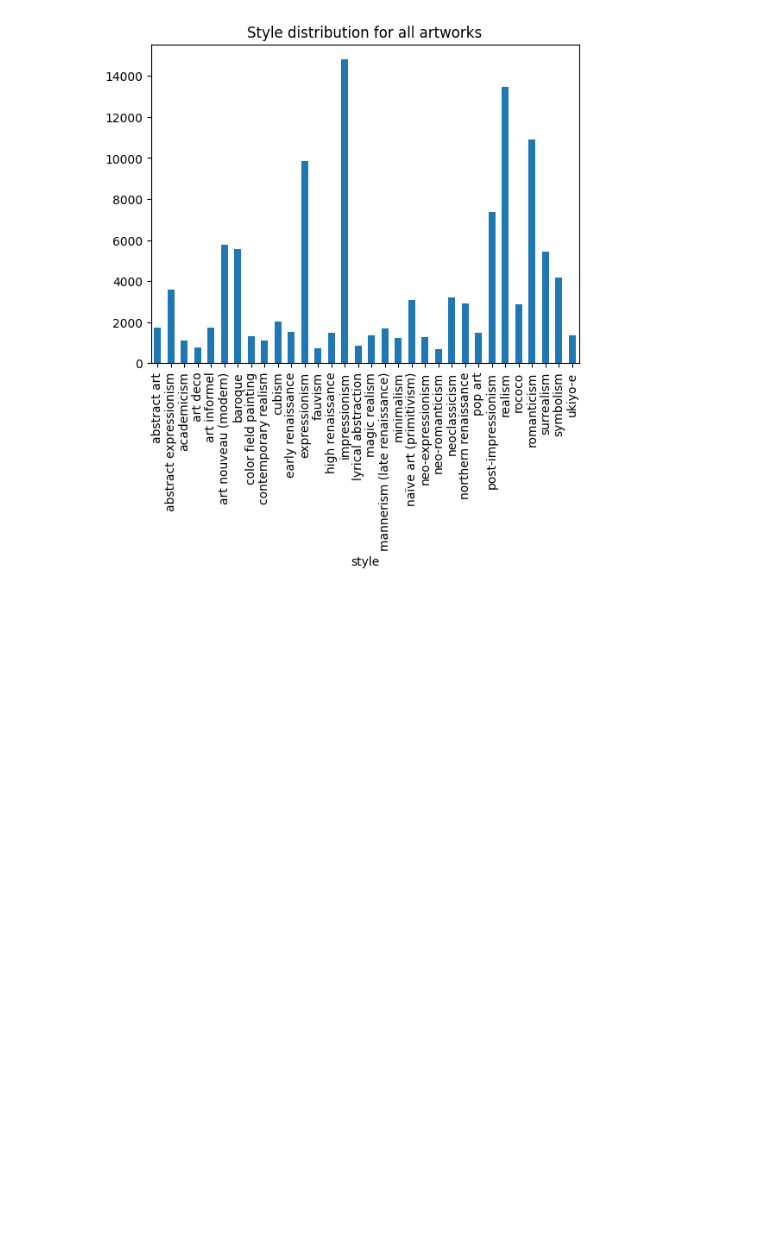
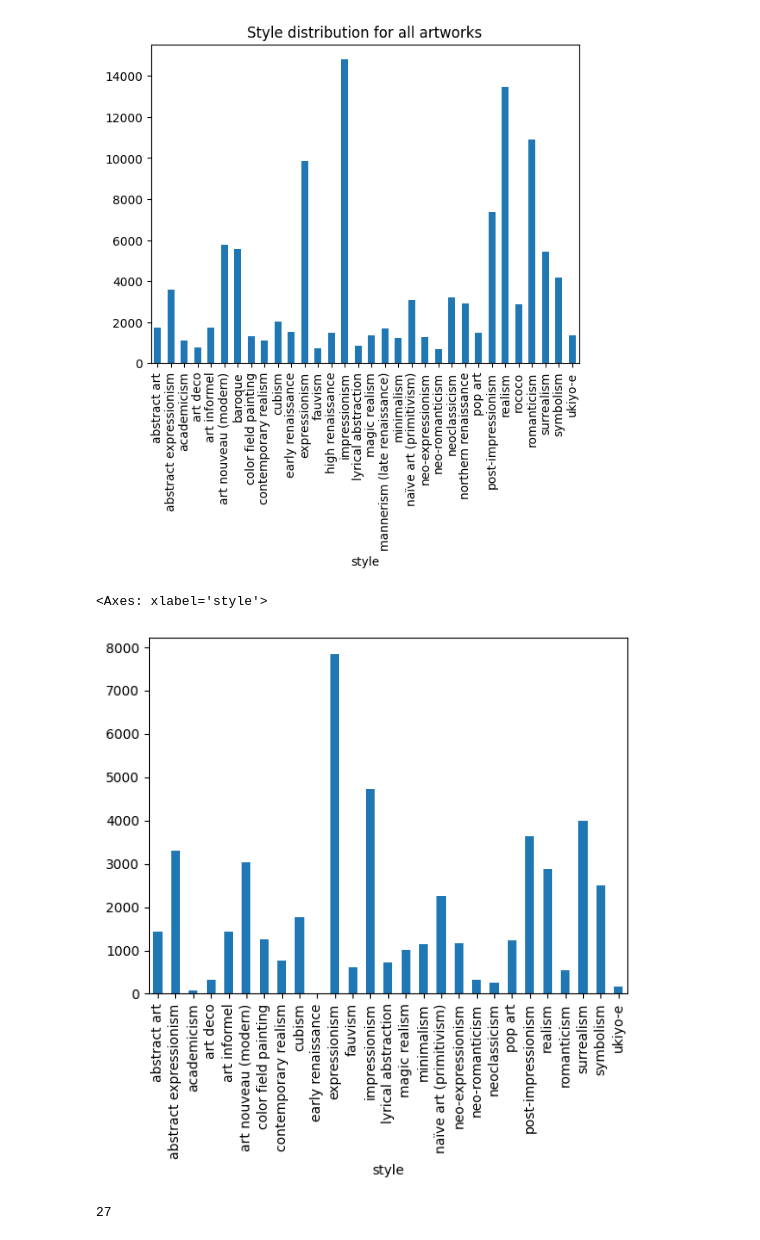
Before and after one commit to CILAB-ArtGraph/graphclip, a Jupyter notebook: notebooks/style_time_distribution.ipynb, the cells around one changed output. Drawn from its saved outputs; the diff is of its cells as text; code cells hidden in the pictures; blank space fills up the shorter version.

Commit message:
add style time distribution

```diff
--- a/notebooks/style_time_distribution.ipynb
+++ b/notebooks/style_time_distribution.ipynb
@@ -178,3 +178,15 @@ plt.title("Style distribution for all artworks")
 # %% [output]
 Text(0.5, 1.0, 'Style distribution for all artworks')
 [figure]
+# %%
+artworks_time_style["date"] =  artworks_time_style.apply(clean_date, axis=1)
+artworks_time_style['century'] = (artworks_time_style['date'] // 100) * 100
+modern_artwork_style = artworks_time_style[artworks_time_style["century"] >= 1900]
+modern_artwork_style["style"].value_counts().sort_index().plot(kind='bar')
+# %% [output]
+<Axes: xlabel='style'>
+[figure, added]
+# %%
+len(modern_artwork_style["style"].unique())
+# %% [output]
+27
```
Also changed, not shown: parts of 4 cells of this notebook.
